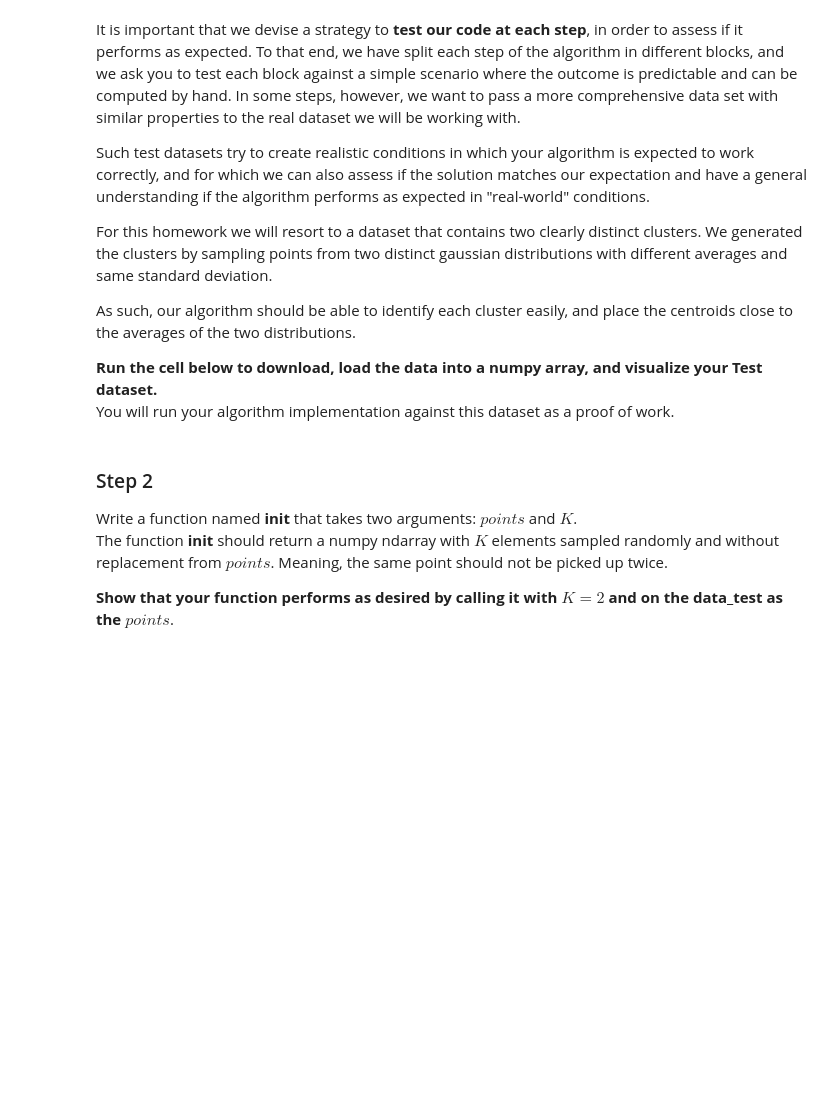
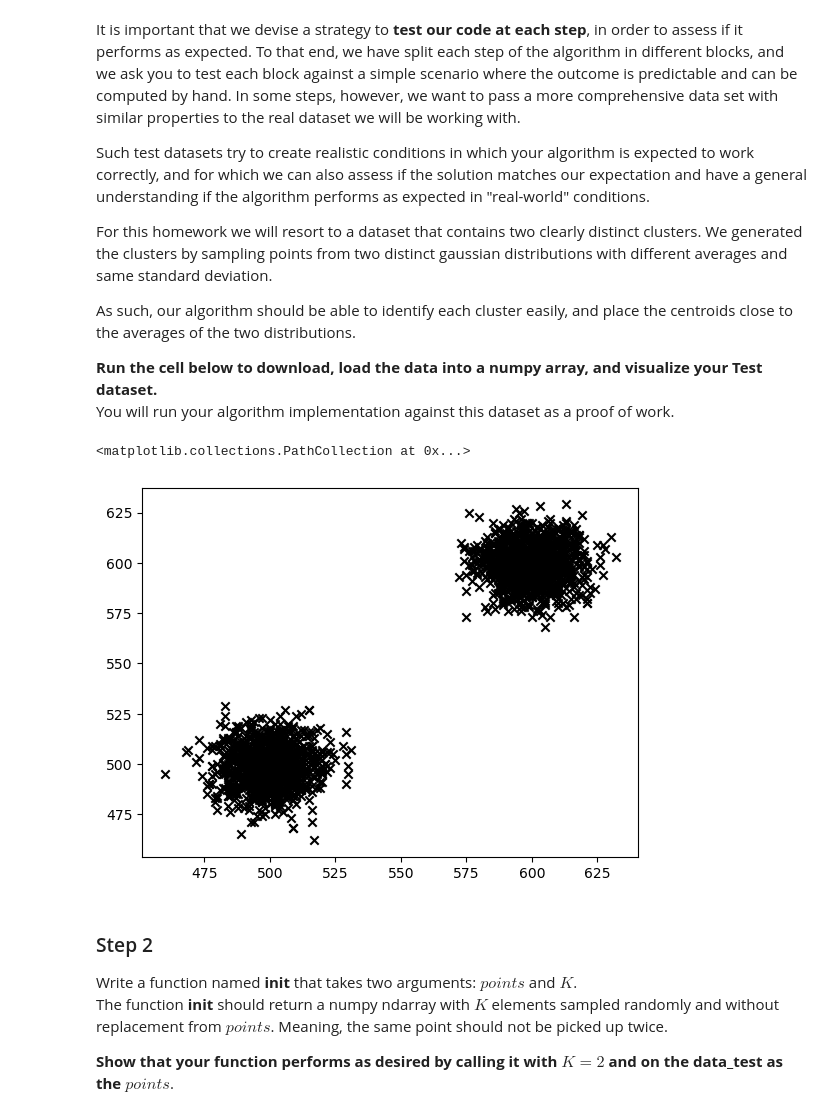
Before and after one commit to FabianRomero6/pds-hw3, a Jupyter notebook: HW3-2023.ipynb, the cells around one changed output. Drawn from its saved outputs; the diff is of its cells as text; code cells hidden in the pictures; blank space fills up the shorter version.

```diff
--- a/HW3-2023.ipynb
+++ b/HW3-2023.ipynb
@@ -80,11 +80,15 @@ You will run your algorithm implementation against this dataset as a proof of wo
 # %%
 import matplotlib.pyplot as plt
 
 # download the file into a dataframes and convert it to a numpy array.
-data_test = pd.read_csv("https://www.dropbox.com/s/gax1l68jsarxqt9/data_test.txt?dl=1", header=None).to_numpy()
+data_test = pd.read_csv(
+    "https://www.dropbox.com/s/gax1l68jsarxqt9/data_test.txt?dl=1", header=None).to_numpy()
 
-#plot the points into a scatter plot
-plt.scatter(data_test[:, 0], data_test[:,1], color ='k', marker='x')
+# plot the points into a scatter plot
+plt.scatter(data_test[:, 0], data_test[:, 1], color='k', marker='x')
+# %% [output]
+<matplotlib.collections.PathCollection at 0x...>
+[figure, added]
 # %% [markdown]
 ### Step 2
 
```
Also changed, not shown: parts of 13 cells of this notebook.
